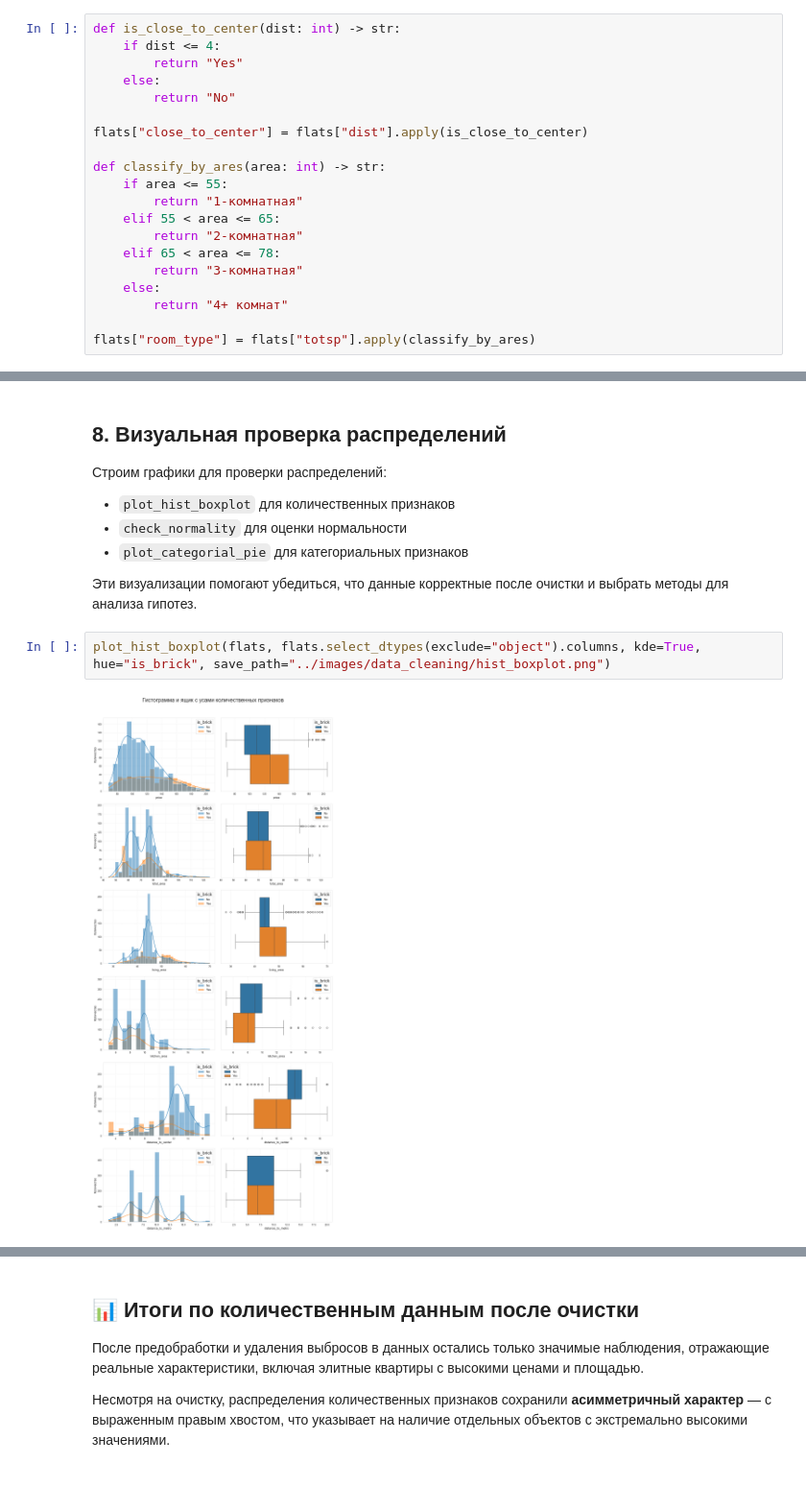
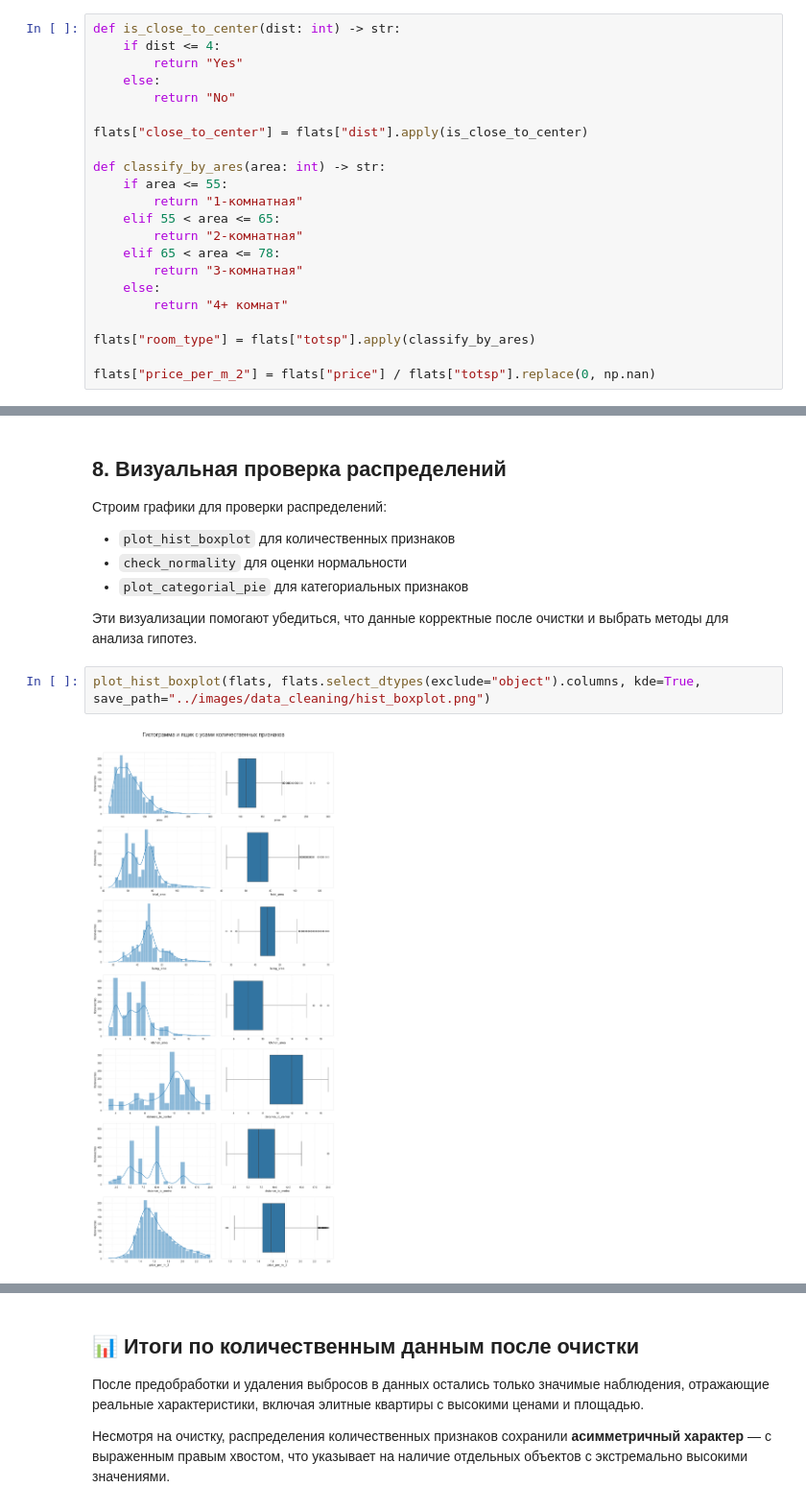
Before and after one commit to fIIame/Moscow_Apartment_Analysis, a Jupyter notebook: notebooks/2_Data_Cleaning.ipynb, the cells around one changed output, grey strips where cells are left out. Shown: that part at 96% size. Cells and saved outputs as stored; diff of their text form; blank space fills up the shorter version.

Commit message:
Исправил ошибку очистки данных: заменил фильтрацию по price на корректную метрику price_per_m_2

```diff
--- a/notebooks/2_Data_Cleaning.ipynb
+++ b/notebooks/2_Data_Cleaning.ipynb
@@ -83,6 +84,8 @@ def classify_by_ares(area: int) -> str:
         return "4+ комнат"
 
 flats["room_type"] = flats["totsp"].apply(classify_by_ares)
+
+flats["price_per_m_2"] = flats["price"] / flats["totsp"].replace(0, np.nan)
 # %% [markdown]
 ## 4. Переименование колонок
 
@@ -185,9 +189,9 @@ flats.describe().T
 
 Эти визуализации помогают убедиться, что данные корректные после очистки и выбрать методы для анализа гипотез.
 # %%
-plot_hist_boxplot(flats, flats.select_dtypes(exclude="object").columns, kde=True, hue="is_brick", save_path="../images/data_cleaning/hist_boxplot.png")
+plot_hist_boxplot(flats, flats.select_dtypes(exclude="object").columns, kde=True, save_path="../images/data_cleaning/hist_boxplot.png")
 # %% [output]
-[figure, old version]
+[figure, new version]
 # %%
 check_normality(flats)
 # %% [output]
```
Also changed, not shown: parts of 10 cells of this notebook, 6 other files.
